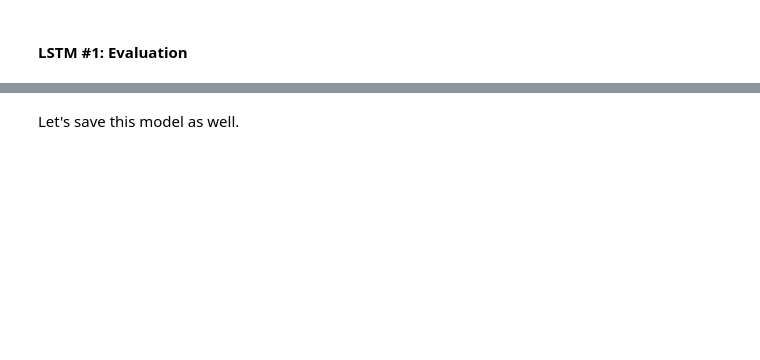
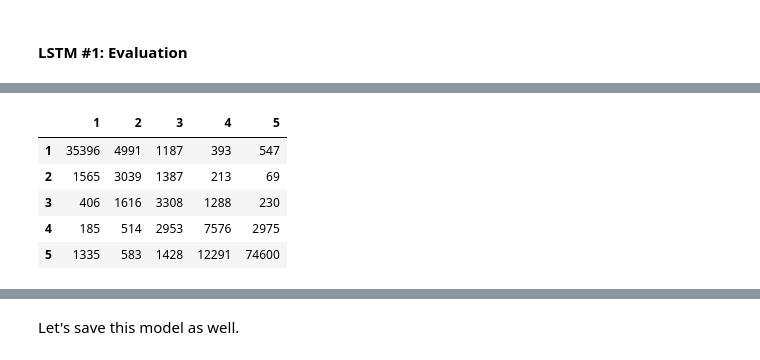
Before and after one commit to tanveed/team-t, a Jupyter notebook: NLP Yelp.ipynb, the cells around one changed output, grey strips where cells are left out. Saved outputs shown, nothing was run; the diff lists cells and outputs as text; code cells hidden in the pictures; blank space fills up the shorter version.

```diff
--- a/NLP Yelp.ipynb
+++ b/NLP Yelp.ipynb
@@ -388,0 +559,27 @@ plt.show()
+# %%
+# Get model output
+y_pred = lstm.predict(X_test)
+y_pred
+
+cols = [1, 2, 3, 4, 5]
+
+# Creating predictions table
+baseline_ps = pd.DataFrame(data=y_pred, columns=cols)
+y_pred_true = baseline_ps.idxmax(axis=1)
+y_pred_true
+
+# Creating truth
+baseline_truth = pd.DataFrame(data=y_test, columns=cols)
+y_test_true = baseline_truth.idxmax(axis=1)
+y_test_true
+
+# Confusion matrix
+cm = confusion_matrix(y_pred_true, y_test_true)
+pd.DataFrame(cm, index=cols, columns=cols)
+# %% [output]
+|  | 1 | 2 | 3 | 4 | 5 |
+| 1 | 35396 | 4991 | 1187 | 393 | 547 |
+| 2 | 1565 | 3039 | 1387 | 213 | 69 |
+| 3 | 406 | 1616 | 3308 | 1288 | 230 |
+| 4 | 185 | 514 | 2953 | 7576 | 2975 |
+| 5 | 1335 | 583 | 1428 | 12291 | 74600 |
```
Also changed, not shown: parts of 82 cells of this notebook, 13 other files.
